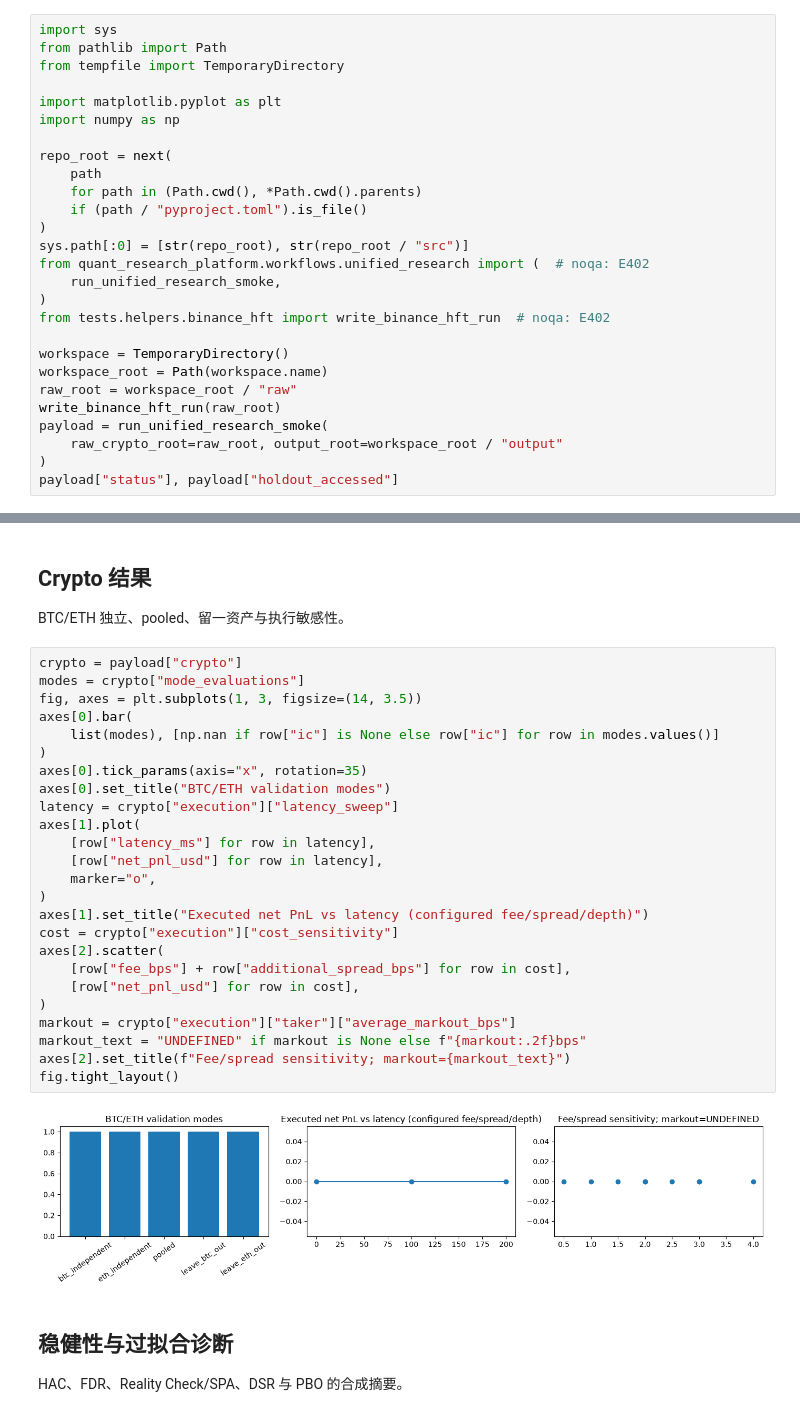
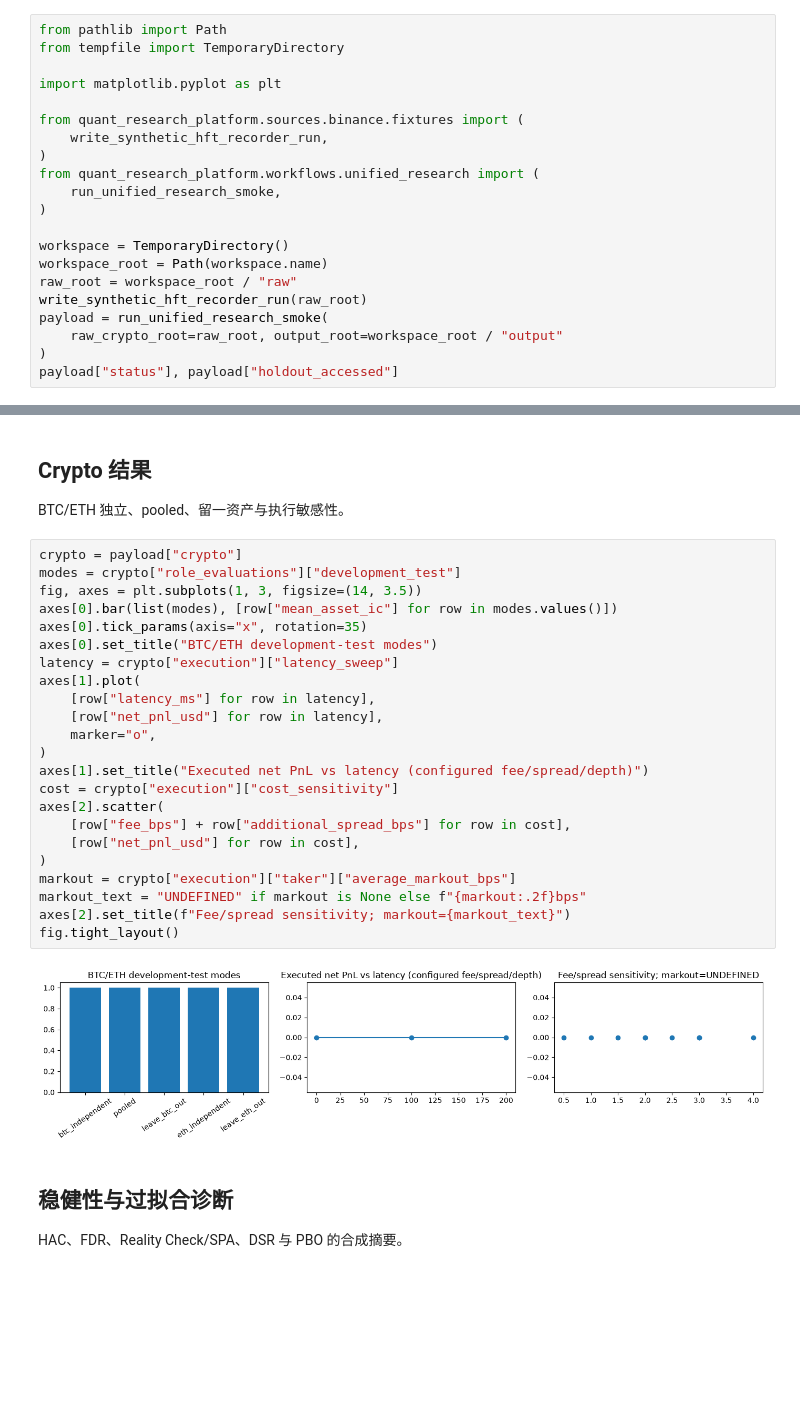
Before and after one commit to Sagiri317/quant-research-platform, a Jupyter notebook: docs/research/unified-research-interview-demo.ipynb, the cells around one changed output, grey strips where cells are left out. Cells and saved outputs as stored; diff of their text form; blank space fills up the shorter version.

```diff
--- a/docs/research/unified-research-interview-demo.ipynb
+++ b/docs/research/unified-research-interview-demo.ipynb
@@ -14,28 +14,22 @@
 - Crypto pooled 每行只使用本资产特征。
 - 最终 holdout 始终锁定。
 # %%
-import sys
 from pathlib import Path
 from tempfile import TemporaryDirectory
 
 import matplotlib.pyplot as plt
-import numpy as np
 
-repo_root = next(
-    path
-    for path in (Path.cwd(), *Path.cwd().parents)
-    if (path / "pyproject.toml").is_file()
+from quant_research_platform.sources.binance.fixtures import (
+    write_synthetic_hft_recorder_run,
 )
-sys.path[:0] = [str(repo_root), str(repo_root / "src")]
-from quant_research_platform.workflows.unified_research import (  # noqa: E402
+from quant_research_platform.workflows.unified_research import (
     run_unified_research_smoke,
 )
-from tests.helpers.binance_hft import write_binance_hft_run  # noqa: E402
 
 workspace = TemporaryDirectory()
 workspace_root = Path(workspace.name)
 raw_root = workspace_root / "raw"
-write_binance_hft_run(raw_root)
+write_synthetic_hft_recorder_run(raw_root)
 payload = run_unified_research_smoke(
     raw_crypto_root=raw_root, output_root=workspace_root / "output"
 )
@@ -97,31 +94,29 @@ fig.tight_layout()
 BTC/ETH 独立、pooled、留一资产与执行敏感性。
 # %%
 crypto = payload["crypto"]
-modes = crypto["mode_evaluations"]
+modes = crypto["role_evaluations"]["development_test"]
 fig, axes = plt.subplots(1, 3, figsize=(14, 3.5))
-axes[0].bar(
-    list(modes), [np.nan if row["ic"] is None else row["ic"] for row in modes.values()]
-)
+axes[0].bar(list(modes), [row["mean_asset_ic"] for row in modes.values()])
 axes[0].tick_params(axis="x", rotation=35)
-axes[0].set_title("BTC/ETH validation modes")
+axes[0].set_title("BTC/ETH development-test modes")
 latency = crypto["execution"]["latency_sweep"]
 axes[1].plot(
     [row["latency_ms"] for row in latency],
     [row["net_pnl_usd"] for row in latency],
     marker="o",
 )
 axes[1].set_title("Executed net PnL vs latency (configured fee/spread/depth)")
 cost = crypto["execution"]["cost_sensitivity"]
 axes[2].scatter(
     [row["fee_bps"] + row["additional_spread_bps"] for row in cost],
     [row["net_pnl_usd"] for row in cost],
 )
 markout = crypto["execution"]["taker"]["average_markout_bps"]
 markout_text = "UNDEFINED" if markout is None else f"{markout:.2f}bps"
 axes[2].set_title(f"Fee/spread sensitivity; markout={markout_text}")
 fig.tight_layout()
 # %% [output]
-[figure, old version]
+[figure, new version]
 # %% [markdown]
 ## 稳健性与过拟合诊断
 HAC、FDR、Reality Check/SPA、DSR 与 PBO 的合成摘要。
```
Also changed, not shown: parts of 3 cells of this notebook, 39 other files.
